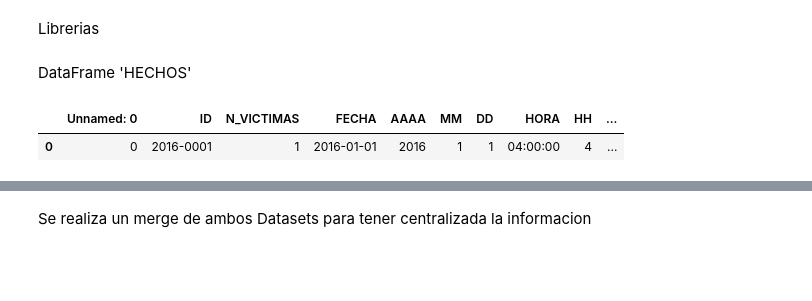
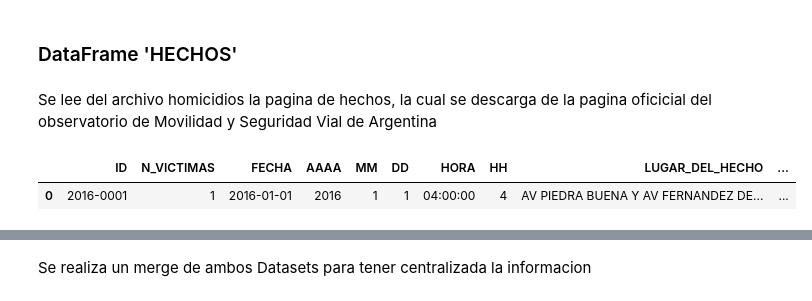
Before and after one commit to NestorSaenz/Accidentes-viales-Buenos-Aires, a Jupyter notebook: ETL.ipynb, the cells around one changed output, grey strips where cells are left out. Saved outputs shown, nothing was run; the diff lists cells and outputs as text; code cells hidden in the pictures; blank space fills up the shorter version.

```diff
--- a/ETL.ipynb
+++ b/ETL.ipynb
@@ -4,4 +1,2 @@
-# %% [markdown]
-Librerias
 # %%
 import pandas as pd
@@ -10,10 +3,10 @@ import matplotlib.pyplot as plt
-# %% [markdown]
-DataFrame 'HECHOS'
+# %% [markdown]
+### DataFrame 'HECHOS'
+# %% [markdown]
+Se lee del archivo homicidios la pagina de hechos, la cual se descarga de la pagina oficicial del observatorio de Movilidad y Seguridad Vial de Argentina
 # %%
 df1 = pd.read_excel('Datasets/homicidios.xlsx')
-df1.to_csv('Datasets/homicidios.csv')
-df_hechos = pd.read_csv('Datasets/homicidios.csv')
-df_hechos.head(1)
+df1.head(1)
 # %% [output]
-|  | Unnamed: 0 | ID | N_VICTIMAS | FECHA | AAAA | MM | DD | HORA | HH | ... |
-| 0 | 0 | 2016-0001 | 1 | 2016-01-01 | 2016 | 1 | 1 | 04:00:00 | 4 | ... |
+|  | ID | N_VICTIMAS | FECHA | AAAA | MM | DD | HORA | HH | LUGAR_DEL_HECHO | ... |
+| 0 | 2016-0001 | 1 | 2016-01-01 | 2016 | 1 | 1 | 04:00:00 | 4 | AV PIEDRA BUENA Y AV FERNANDEZ DE... | ... |
```
Also changed, not shown: parts of 70 cells of this notebook, 3 other files.
